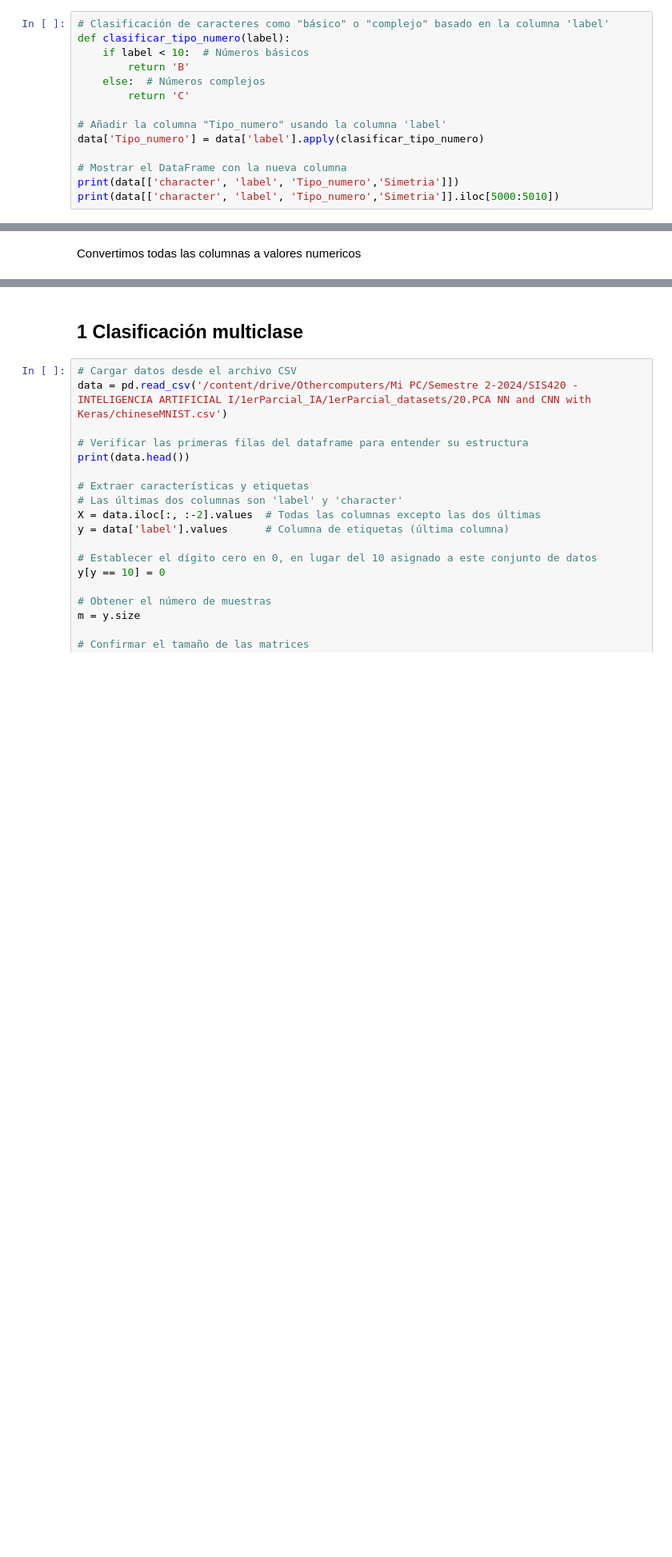
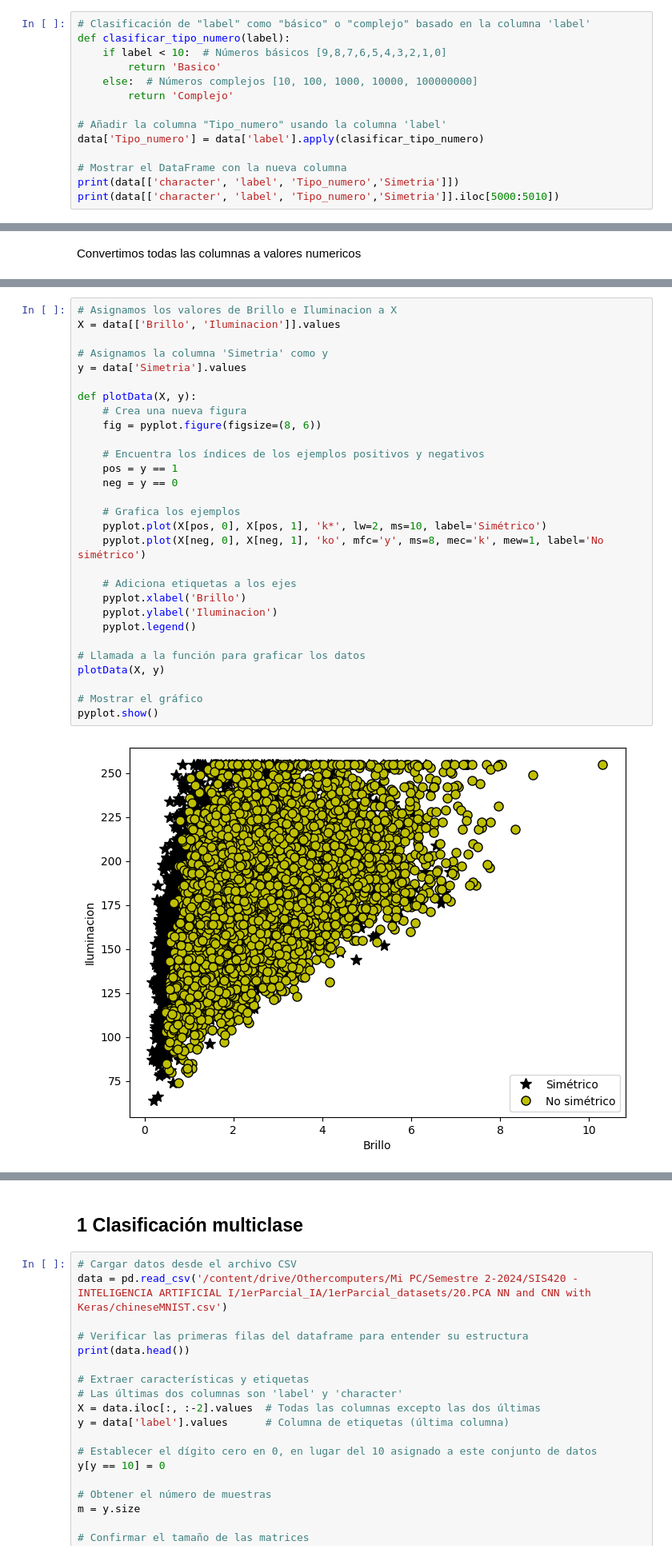
Before and after one commit to CoaDiego/SIS420---IA, a Jupyter notebook: 1erParcial/1erParcial_MNIST_PCA.ipynb, the cells around one changed output, grey strips where cells are left out. Shown at 80% size. Cells and saved outputs as stored; diff of their text form; blank space fills up the shorter version.

```diff
--- a/1erParcial/1erParcial_MNIST_PCA.ipynb
+++ b/1erParcial/1erParcial_MNIST_PCA.ipynb
@@ -123,12 +144,12 @@ print(data[['character', 'Simetria']].iloc[10100:10120])
 10118         四         0
 10119         四         0
 # %%
-# Clasificación de caracteres como "básico" o "complejo" basado en la columna 'label'
+# Clasificación de "label" como "básico" o "complejo" basado en la columna 'label'
 def clasificar_tipo_numero(label):
-    if label < 10:  # Números básicos
-        return 'B'
-    else:  # Números complejos
-        return 'C'
+    if label < 10:  # Números básicos [9,8,7,6,5,4,3,2,1,0]
+        return 'Basico'
+    else:  # Números complejos [10, 100, 1000, 10000, 100000000]
+        return 'Complejo'
 
 # Añadir la columna "Tipo_numero" usando la columna 'label'
 data['Tipo_numero'] = data['label'].apply(clasificar_tipo_numero)
@@ -327,0 +425,31 @@ print(data_ampliado.iloc[:, -5:])
+# %%
+# Asignamos los valores de Brillo e Iluminacion a X
+X = data[['Brillo', 'Iluminacion']].values
+
+# Asignamos la columna 'Simetria' como y
+y = data['Simetria'].values
+
+def plotData(X, y):
+    # Crea una nueva figura
+    fig = pyplot.figure(figsize=(8, 6))
+
+    # Encuentra los índices de los ejemplos positivos y negativos
+    pos = y == 1
+    neg = y == 0
+
+    # Grafica los ejemplos
+    pyplot.plot(X[pos, 0], X[pos, 1], 'k*', lw=2, ms=10, label='Simétrico')
+    pyplot.plot(X[neg, 0], X[neg, 1], 'ko', mfc='y', ms=8, mec='k', mew=1, label='No simétrico')
+
+    # Adiciona etiquetas a los ejes
+    pyplot.xlabel('Brillo')
+    pyplot.ylabel('Iluminacion')
+    pyplot.legend()
+
+# Llamada a la función para graficar los datos
+plotData(X, y)
+
+# Mostrar el gráfico
+pyplot.show()
+# %% [output]
+[figure, added]
```
Also changed, not shown: parts of 26 cells of this notebook.
